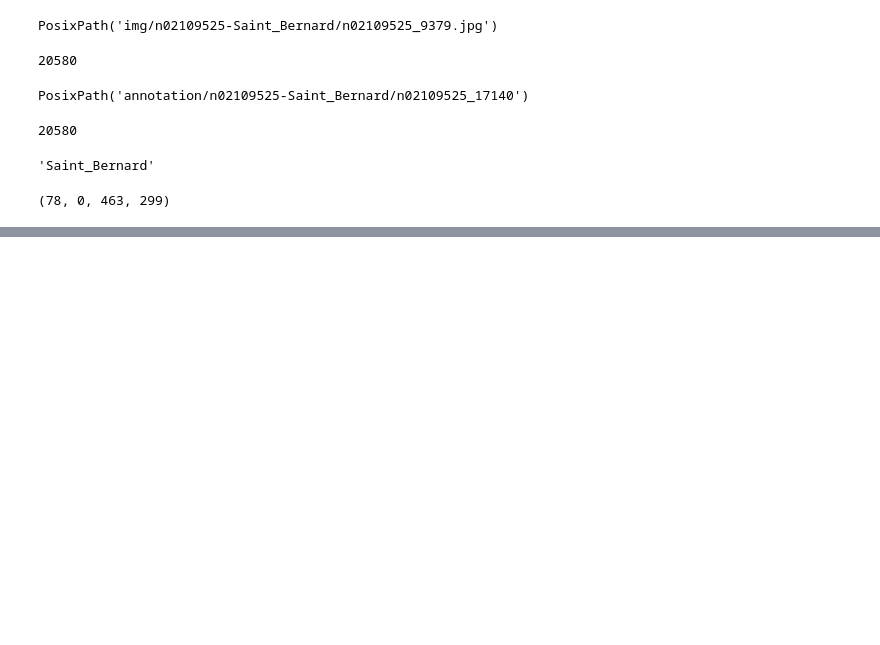
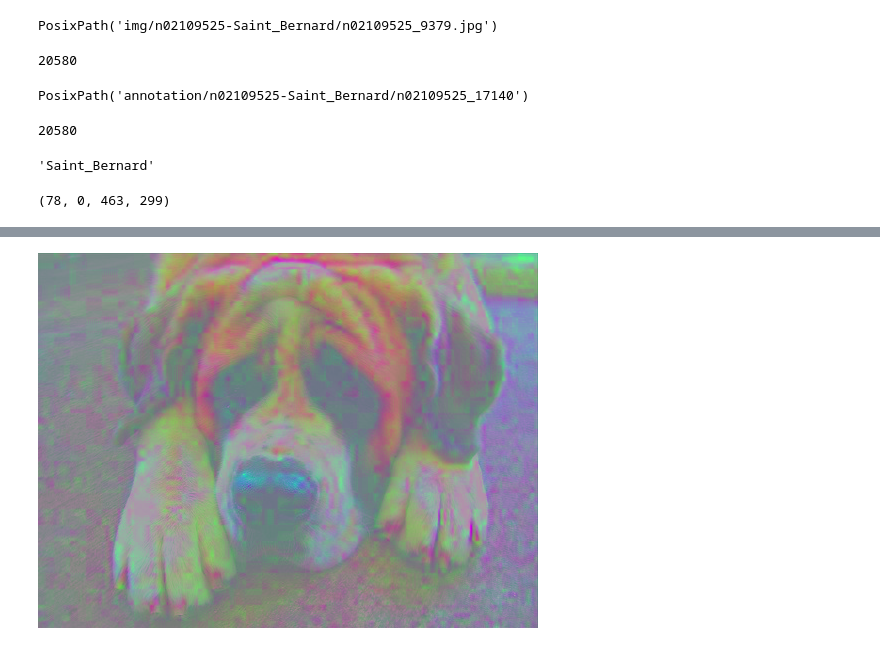
Before and after one commit to kirisakow/oc-dogs-cv-dl, a Jupyter notebook: ISAKOV_Kiril_1_notebook_prétraitement_032026.ipynb, the cells around one changed output, grey strips where cells are left out. Drawn from its saved outputs; the diff is of its cells as text; code cells hidden in the pictures; blank space fills up the shorter version.

```diff
--- a/ISAKOV_Kiril_1_notebook_prétraitement_032026.ipynb
+++ b/ISAKOV_Kiril_1_notebook_prétraitement_032026.ipynb
@@ -69,0 +72,4 @@ TypeError: expected a sequence of integers or a single integer, got '<PIL.JpegIm
+# %%
+whiten_image(img)
+# %% [output]
+[figure, added]
```
Also changed, not shown: parts of 8 cells of this notebook, 1 other file.
